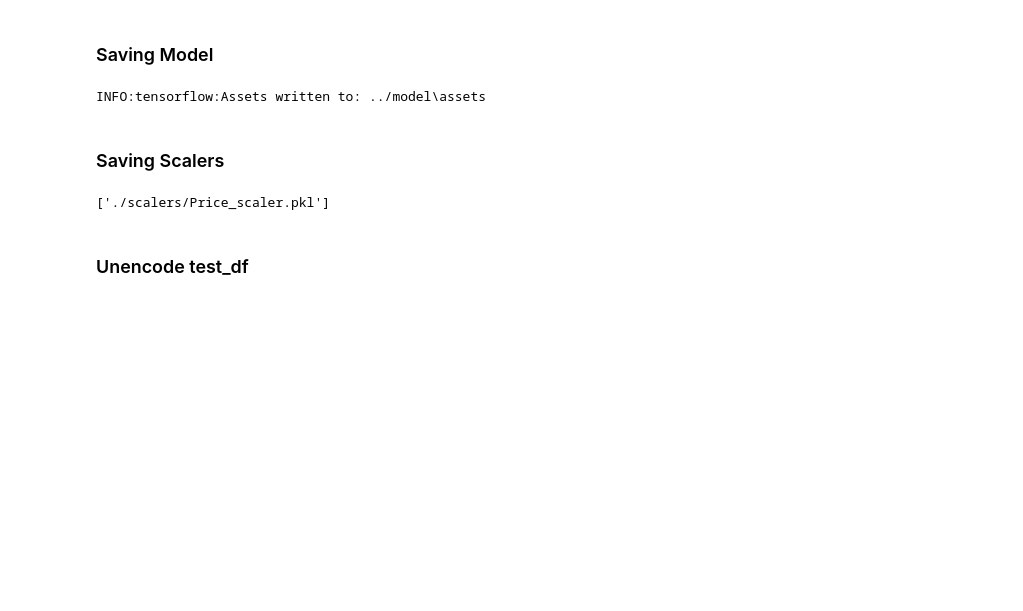
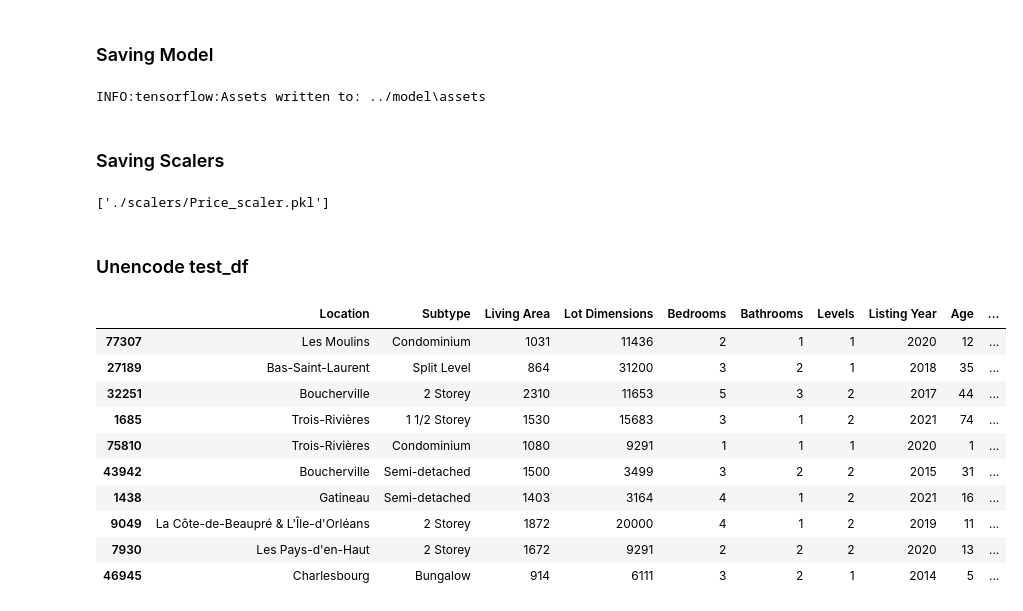
Before and after one commit to simkass/quebec-real-estate-analysis, a Jupyter notebook: notebooks/training.ipynb, the cells around one changed output. Cells and saved outputs as stored; diff of their text form; code cells hidden in the pictures; blank space fills up the shorter version.

```diff
--- a/notebooks/training.ipynb
+++ b/notebooks/training.ipynb
@@ -279,4 +275,33 @@ def unencode_column(df: pd.DataFrame, column: str):
+# %%
+def unencode_column(df: pd.DataFrame, column: str):
+    col_suffix = '_' + column
+
+    unencoded_df = df.drop([col for col in df.columns if col_suffix in col], axis=1)
+    encoded_df = df.drop([col for col in df.columns if col_suffix not in col], axis=1)
+
+    column_values = encoded_df.idxmax(axis=1)
+    column_values = [s.replace(col_suffix, '') for s in column_values]
+
+    unencoded_df.insert (0, column, column_values)
+
+    return unencoded_df
 # %%
 def unencode(df):
     for column in one_hot_cols:
-        pass
+        df = unencode_column(df, column)
+    return df
+# %%
+df = unencode(test_df)
+df.sample(10)
+# %% [output]
+|  | Location | Subtype | Living Area | Lot Dimensions | Bedrooms | Bathrooms | Levels | Listing Year | Age | ... |
+| 77307 | Les Moulins | Condominium | 1031 | 11436 | 2 | 1 | 1 | 2020 | 12 | ... |
+| 27189 | Bas-Saint-Laurent | Split Level | 864 | 31200 | 3 | 2 | 1 | 2018 | 35 | ... |
+| 32251 | Boucherville | 2 Storey | 2310 | 11653 | 5 | 3 | 2 | 2017 | 44 | ... |
+| 1685 | Trois-Rivières | 1 1/2 Storey | 1530 | 15683 | 3 | 1 | 2 | 2021 | 74 | ... |
+| 75810 | Trois-Rivières | Condominium | 1080 | 9291 | 1 | 1 | 1 | 2020 | 1 | ... |
+| 43942 | Boucherville | Semi-detached | 1500 | 3499 | 3 | 2 | 2 | 2015 | 31 | ... |
+| 1438 | Gatineau | Semi-detached | 1403 | 3164 | 4 | 1 | 2 | 2021 | 16 | ... |
+| 9049 | La Côte-de-Beaupré & L'Île-d'Orléans | 2 Storey | 1872 | 20000 | 4 | 1 | 2 | 2019 | 11 | ... |
+| 7930 | Les Pays-d'en-Haut | 2 Storey | 1672 | 9291 | 2 | 2 | 2 | 2020 | 13 | ... |
+| 46945 | Charlesbourg | Bungalow | 914 | 6111 | 3 | 2 | 1 | 2014 | 5 | ... |
```
Also changed, not shown: parts of 5 cells of this notebook, 1 other file.
